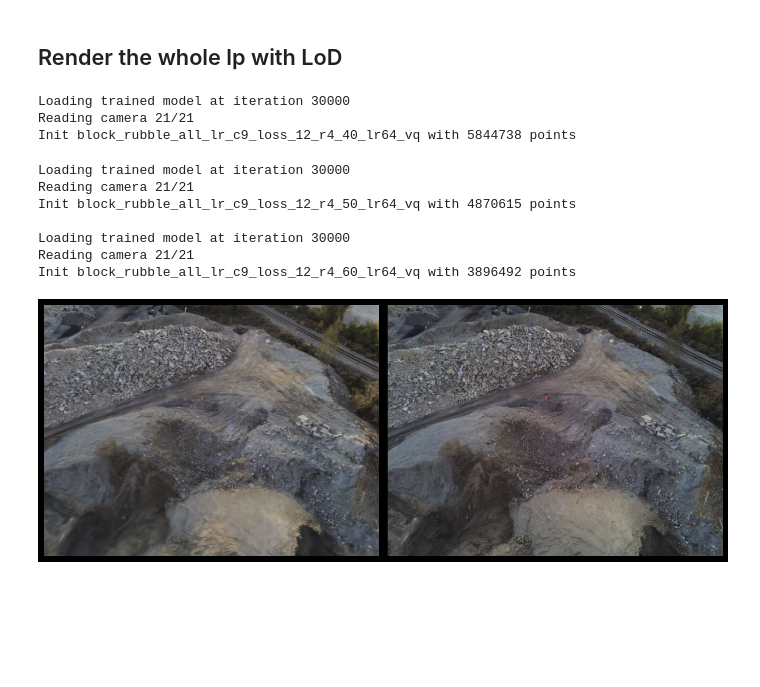
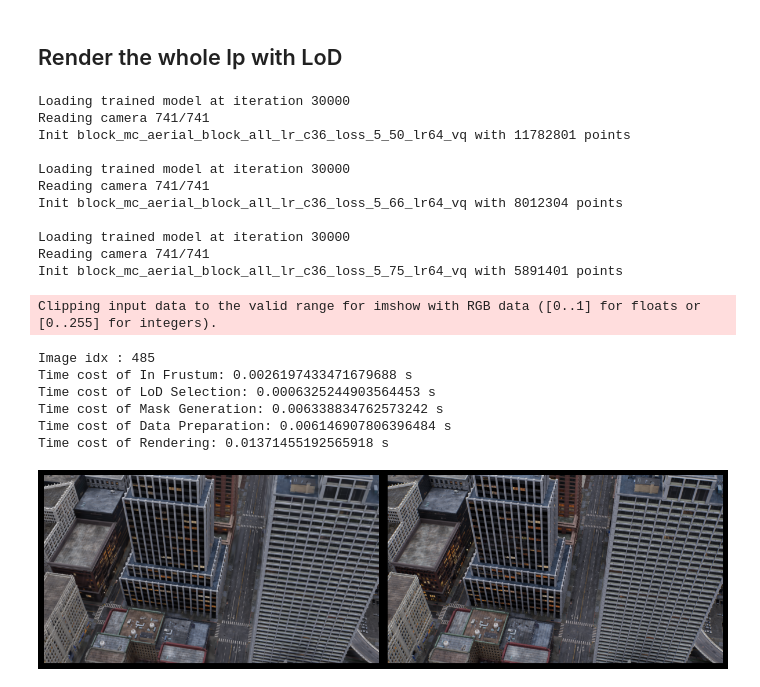
Before and after one commit to DekuLiuTesla/CityGaussian, a Jupyter notebook: notebooks/lod_dev_2.ipynb, the cells around one changed output. Cells and saved outputs as stored; diff of their text form; code cells hidden in the pictures; blank space fills up the shorter version.

```diff
--- a/notebooks/lod_dev_2.ipynb
+++ b/notebooks/lod_dev_2.ipynb
@@ -387,14 +538,14 @@ from torch.profiler import profile, record_function, ProfilerActivity
 iteration = 30_000
 load_vq = True
 
-config = '../config/block_rubble_all_lr_c9_loss_12_r4_lod.yaml'
+config = '../config/block_mc_aerial_block_all_lr_c36_loss_5_lod.yaml'
 config_name = os.path.splitext(os.path.basename(config))[0]
 with open(config) as f:
     cfg = yaml.load(f, Loader=yaml.FullLoader)
 
 lp, op, pp = parse_cfg(cfg)
 setattr(lp, 'config_path', cfg)
-lp.source_path = '../data/mill19/rubble-pixsfm/val'
+lp.source_path = '../data/matrix_city/aerial/test/block_all_test'
 lp.dist_threshold = [0] + lp.dist_threshold + [1e6]
 scaling_modifier = 1.0
 override_color = None
@@ -414,31 +565,49 @@ bg_color = [1,1,1] if lp.white_background else [0, 0, 0]
 background = torch.tensor(bg_color, dtype=torch.float32, device="cuda")
 # %% [output]
 Loading trained model at iteration 30000
-Reading camera 21/21
-Init block_rubble_all_lr_c9_loss_12_r4_40_lr64_vq with 5844738 points
+Reading camera 741/741
+Init block_mc_aerial_block_all_lr_c36_loss_5_50_lr64_vq with 11782801 points
+
+Loading trained model at iteration 30000
+Reading camera 741/741
+Init block_mc_aerial_block_all_lr_c36_loss_5_66_lr64_vq with 8012304 points
+
+Loading trained model at iteration 30000
+Reading camera 741/741
+Init block_mc_aerial_block_all_lr_c36_loss_5_75_lr64_vq with 5891401 points
-Loading trained model at iteration 30000
-Reading camera 21/21
-Init block_rubble_all_lr_c9_loss_12_r4_50_lr64_vq with 4870615 points
-
-Loading trained model at iteration 30000
-Reading camera 21/21
-Init block_rubble_all_lr_c9_loss_12_r4_60_lr64_vq with 3896492 points
+# %%
+cell_corners, aabb, block_dim, num_cell, max_sh_degree = lod_gs_list[-1].cell_corners, lod_gs_list[-1].aabb, lod_gs_list[-1].block_dim, lod_gs_list[-1].num_cell, lod_gs_list[-1].max_sh_degree
+gs_xyz = torch.cat([lod_gs.feats[:, :3] for lod_gs in lod_gs_list], dim=0)
+gs_feats = torch.cat([lod_gs.feats[:, 3:] for lod_gs in lod_gs_list], dim=0).half()
+gs_ids = torch.cat([lod_gs.cell_ids+idx*num_cell for idx, lod_gs in enumerate(lod_gs_list)], dim=0).to(torch.uint8)
+block_scalings = torch.stack([lod_gs_list[i].avg_scalings for i in range(len(lod_gs_list))], dim=0)
+views = scene.getTrainCameras() + scene.getTestCameras()
+# del lod_gs_list, lod_gs, scene
 # %%
-views = scene.getTrainCameras() + scene.getTestCameras()
-idx = random.randint(0, len(views)-1)
+# idx = random.randint(0, len(views)-1)
+idx = 485
+print(f"Image idx : {idx}")
 viewpoint_cam = loadCamV2(lp, idx, views[idx], 1.0)
 
 with torch.no_grad():
-    rendering = render_lod(viewpoint_cam, lod_gs_list, pp, background)["render"]
+    rendering = render_lod(viewpoint_cam, gs_xyz, gs_feats, gs_ids, block_scalings, cell_corners, aabb, block_dim, max_sh_degree, pp, background)["render"]
+    # rendering = render_lod_v2(viewpoint_cam, lod_gs_list, pp, background)["render"]
 
     plt.figure(figsize=(12, 6))
     plt.subplot(1, 2, 1)
     plt.imshow(rendering.cpu().numpy().transpose(1, 2, 0))
     plt.axis('off')
     plt.tight_layout()
     plt.subplot(1, 2, 2)
     plt.imshow(viewpoint_cam.original_image.cpu().numpy().transpose(1, 2, 0))
     plt.axis('off')
     plt.tight_layout()
 # %% [output]
+Clipping input data to the valid range for imshow with RGB data ([0..1] for floats or [0..255] for integers).
+Image idx : 485
+Time cost of In Frustum: 0.0026197433471679688 s
+Time cost of LoD Selection: 0.0006325244903564453 s
+Time cost of Mask Generation: 0.006338834762573242 s
+Time cost of Data Preparation: 0.006146907806396484 s
+Time cost of Rendering: 0.01371455192565918 s
-[figure, old version]
+[figure, new version]
```
Also changed, not shown: parts of 1 cell of this notebook, 1 other file.
